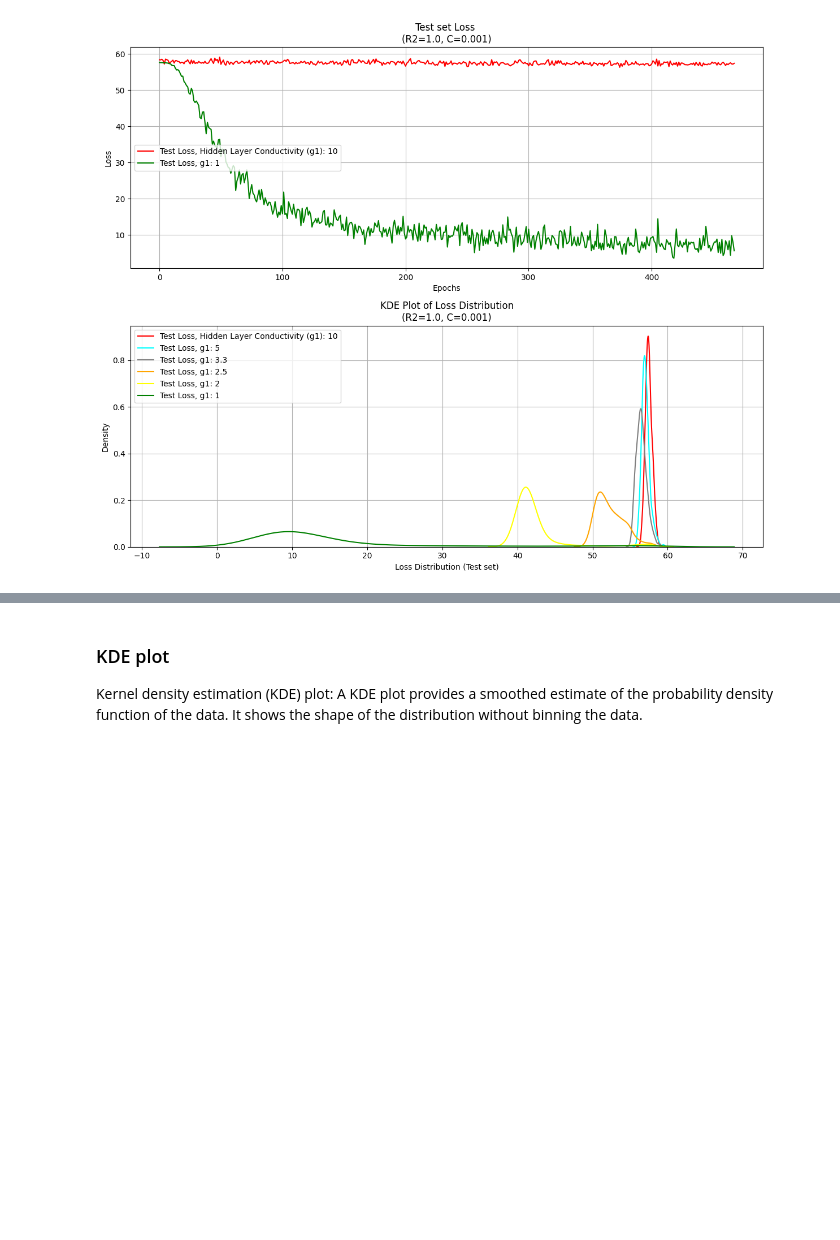
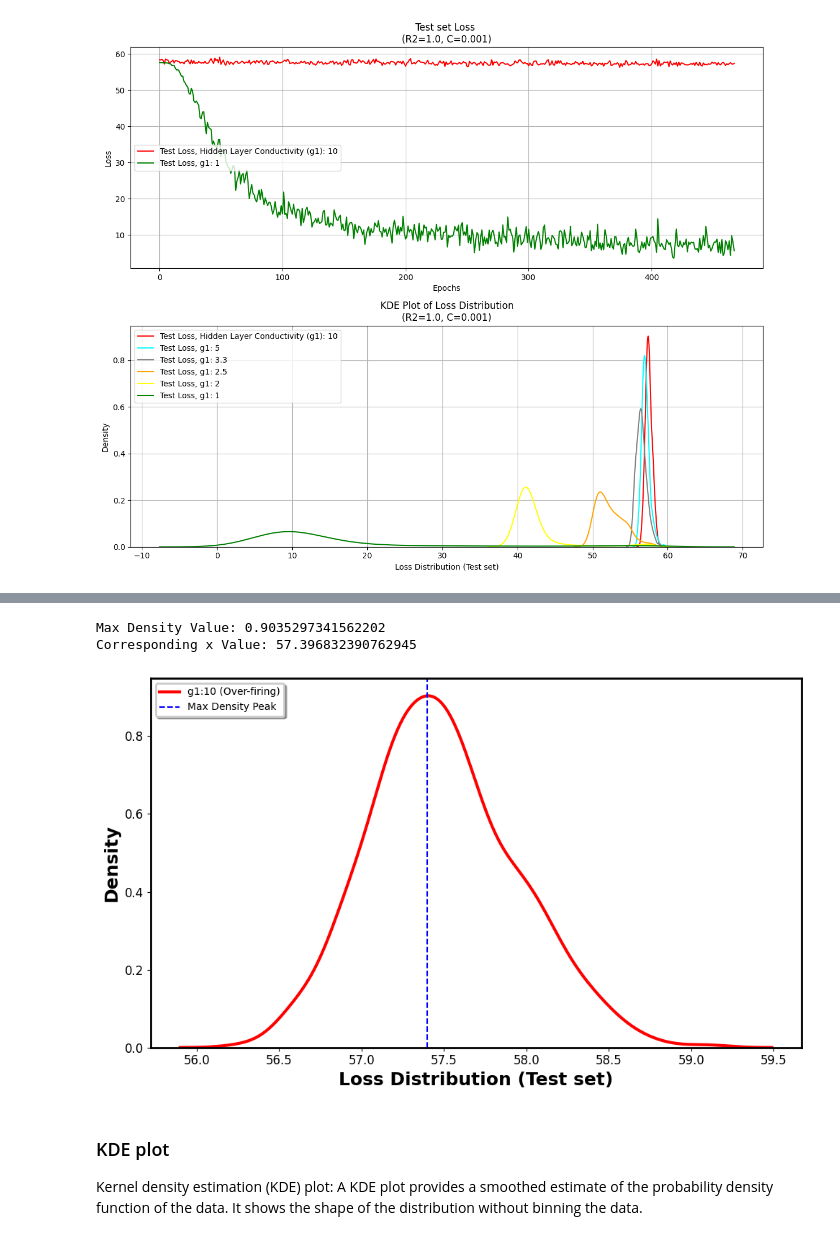
Before and after one commit to Mrezakhodashenas/PhD-NN, a Jupyter notebook: one_Hidden_layer.ipynb, the cells around one changed output, grey strips where cells are left out. Drawn from its saved outputs; the diff is of its cells as text; code cells hidden in the pictures; blank space fills up the shorter version.

```diff
--- a/one_Hidden_layer.ipynb
+++ b/one_Hidden_layer.ipynb
@@ -1036,3 +1072,64 @@ plt.show()
+# %%
+import numpy as np
+import matplotlib.pyplot as plt
+import seaborn as sns
+
+R2 = 1
+C = 1e-3
+
+plt.figure(figsize=(10, 6))
+
+
+# Test loss data
+test_loss_data = test_loss_R1_0_1_R2_1_0_C_0_001  # Replace with your test loss data
+
+# Plot KDE plot of average loss
+sns.kdeplot(test_loss_data, color='red', label='g1:10 (Over-firing)', linewidth=3)
+
+# Get the KDE plot data
+kde_plot = sns.kdeplot(test_loss_data, color='red')
+x_vals, y_vals = kde_plot.get_lines()[0].get_data()
+
+# Find the index of the maximum density
+max_density_idx = np.argmax(y_vals)
+max_density_value = y_vals[max_density_idx]
+max_density_x = x_vals[max_density_idx]
+
+# Print the maximum density value
+print("Max Density Value:", max_density_value)
+print("Corresponding x Value:", max_density_x)
+
+# Plot vertical dashed line at the maximum density point
+plt.axvline(x=max_density_x, color='blue', linestyle='--', label='Max Density Peak')
+
+# Set labels and title for the plot
+font = {'weight': 'bold', 'size': 22}
+plt.xlabel("Loss Distribution (Test set)", fontdict=font)
+plt.ylabel("Density", fontdict=font)
+plt.xticks(fontsize=20)
+plt.yticks(fontsize=20)
+
+ax = plt.gca()
+ax.spines['top'].set_linewidth(2)
+ax.spines['right'].set_linewidth(2)
+ax.spines['bottom'].set_linewidth(2)
+ax.spines['left'].set_linewidth(2)
+
+# Create a shaded rectangular background for the legend inside the plot
+legend = ax.legend(loc="upper left", frameon=True, fancybox=True, shadow=True, prop={'size': 15})
+frame = legend.get_frame()
+frame.set_linewidth(2)
+
+# Save the plot
+# plt.savefig('Fig.7.pdf', format='pdf')
+
+# Adjust layout and display the plot
+plt.tight_layout()
+plt.show()
+# %% [output]
+Max Density Value: 0.9035297341562202
+Corresponding x Value: 57.396832390762945
+[figure, added]
 # %% [markdown]
 ### KDE plot
 Kernel density estimation (KDE) plot: A KDE plot provides a smoothed estimate of the probability density function of the data. It shows the shape of the distribution without binning the data.
```
Also changed, not shown: parts of 11 cells of this notebook.
